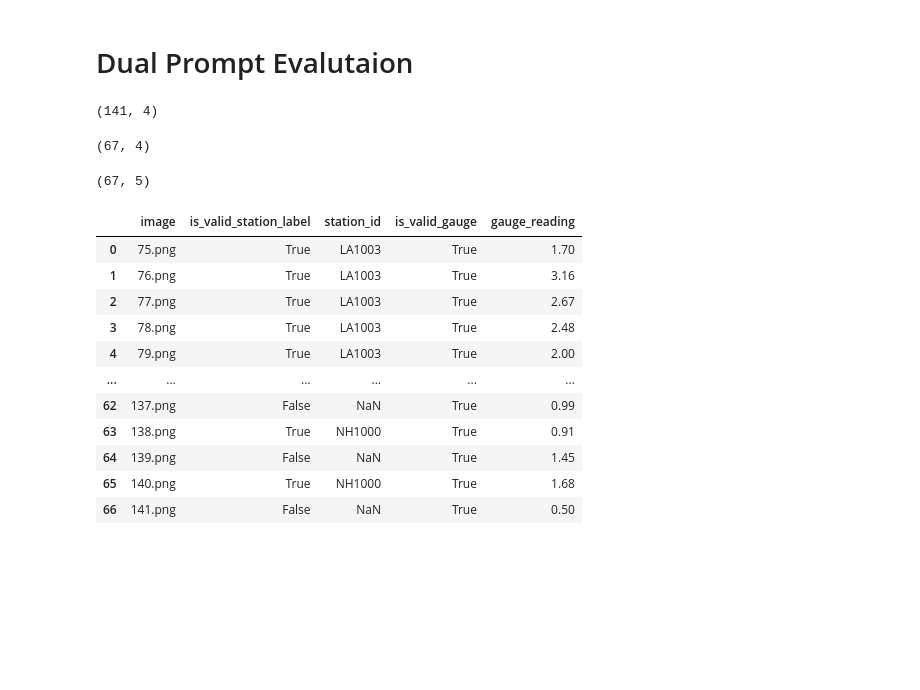
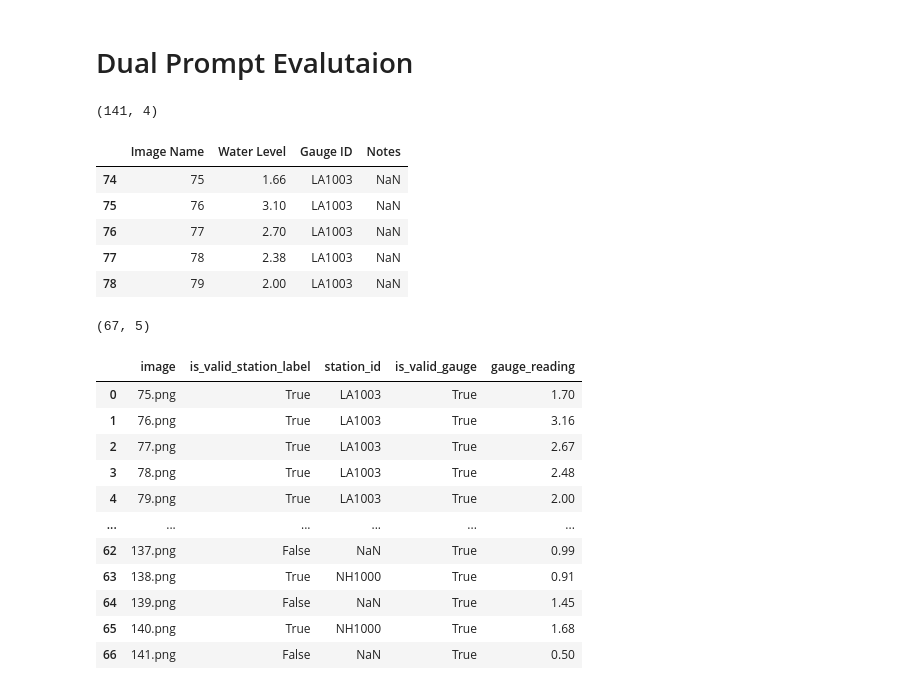
Before and after one commit to cslowry/CrowdHydrology, a Jupyter notebook: model/evaluation/evalutaion.ipynb, the cells around one changed output. Cells and saved outputs as stored; diff of their text form; code cells hidden in the pictures; blank space fills up the shorter version.

```diff
--- a/model/evaluation/evalutaion.ipynb
+++ b/model/evaluation/evalutaion.ipynb
@@ -271,9 +271,14 @@ original.shape
 (141, 4)
 # %%
 original = original[original["Image Name"] > 74]
-original.shape
+original.head()
 # %% [output]
-(67, 4)
+|  | Image Name | Water Level | Gauge ID | Notes |
+| 74 | 75 | 1.66 | LA1003 | NaN |
+| 75 | 76 | 3.10 | LA1003 | NaN |
+| 76 | 77 | 2.70 | LA1003 | NaN |
+| 77 | 78 | 2.38 | LA1003 | NaN |
+| 78 | 79 | 2.00 | LA1003 | NaN |
 # %%
 prediction_readings = pd.read_csv("../station_labels_old.csv")
 prediction_readings.shape
```
Also changed, not shown: parts of 7 cells of this notebook.
